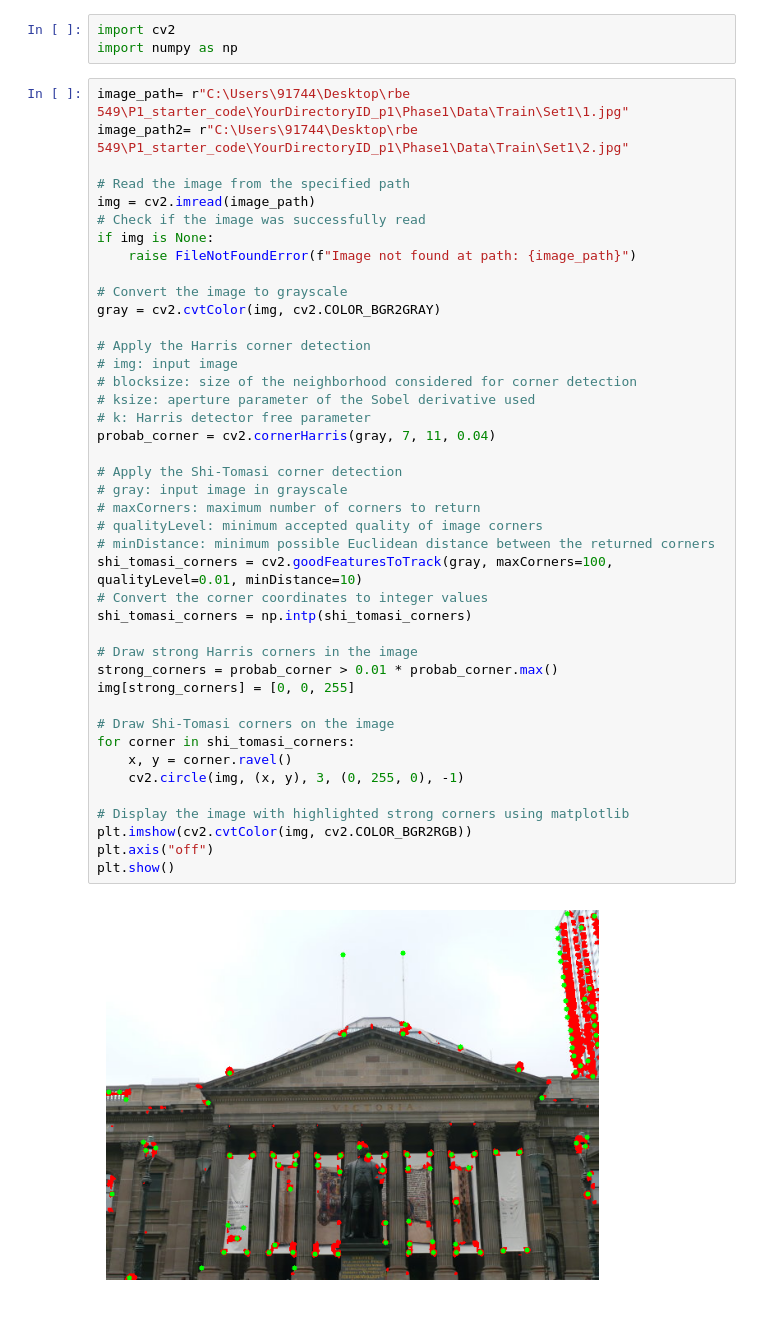
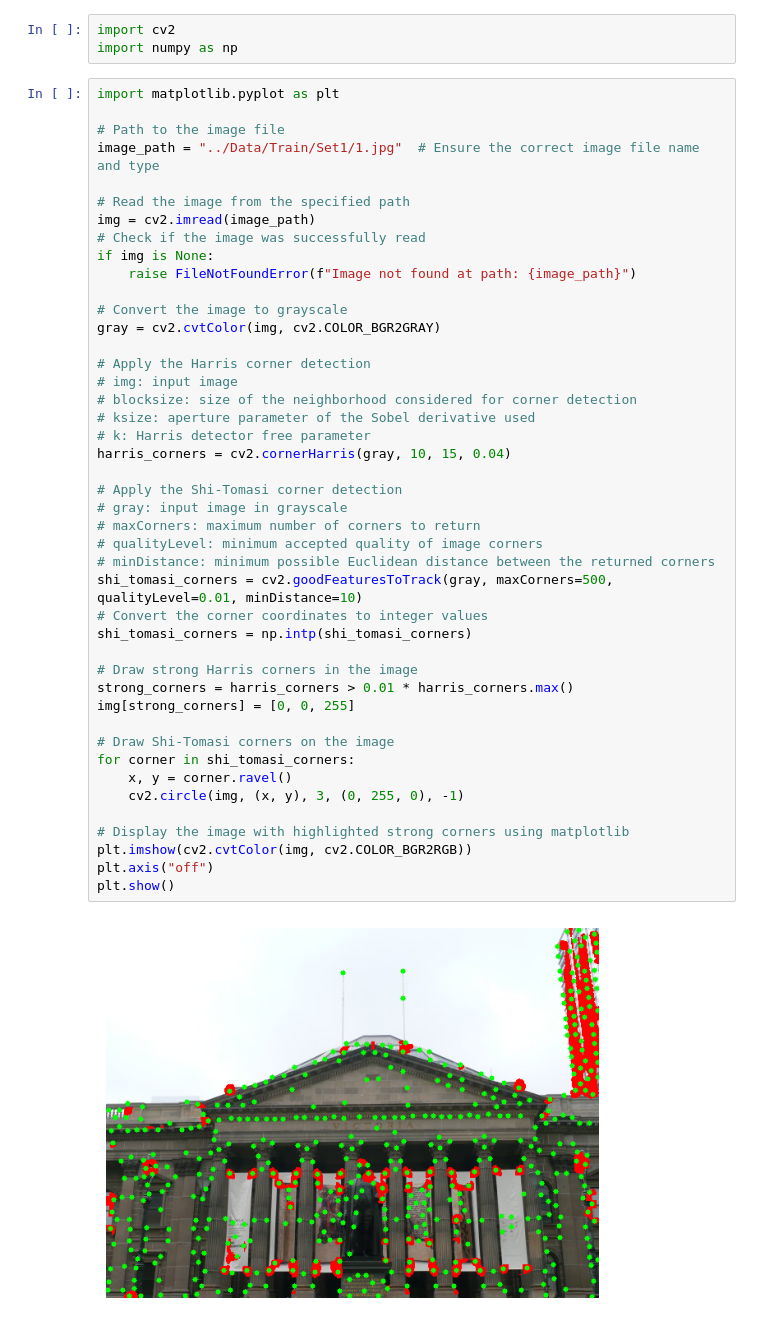
Before and after one commit to neehalsharrma/RBE549-S25-S01, a Jupyter notebook: hw1-myautopano/Phase1/Code/feature_generator.ipynb, the cells around one changed output. Cells and saved outputs as stored; diff of their text form.

```diff
--- a/hw1-myautopano/Phase1/Code/feature_generator.ipynb
+++ b/hw1-myautopano/Phase1/Code/feature_generator.ipynb
@@ -4,8 +4,10 @@ Detect Corner
 import cv2
 import numpy as np
 # %%
-image_path= r"C:\Users\91744\Desktop\rbe 549\P1_starter_code\YourDirectoryID_p1\Phase1\Data\Train\Set1\1.jpg"
-image_path2= r"C:\Users\91744\Desktop\rbe 549\P1_starter_code\YourDirectoryID_p1\Phase1\Data\Train\Set1\2.jpg"
+import matplotlib.pyplot as plt
+
+# Path to the image file
+image_path = "../Data/Train/Set1/1.jpg"  # Ensure the correct image file name and type
 
 # Read the image from the specified path
 img = cv2.imread(image_path)
@@ -16,34 +18,34 @@ if img is None:
 # Convert the image to grayscale
 gray = cv2.cvtColor(img, cv2.COLOR_BGR2GRAY)
 
 # Apply the Harris corner detection
 # img: input image
 # blocksize: size of the neighborhood considered for corner detection
 # ksize: aperture parameter of the Sobel derivative used
 # k: Harris detector free parameter
-probab_corner = cv2.cornerHarris(gray, 7, 11, 0.04)
+harris_corners = cv2.cornerHarris(gray, 10, 15, 0.04)
 
 # Apply the Shi-Tomasi corner detection
 # gray: input image in grayscale
 # maxCorners: maximum number of corners to return
 # qualityLevel: minimum accepted quality of image corners
 # minDistance: minimum possible Euclidean distance between the returned corners
-shi_tomasi_corners = cv2.goodFeaturesToTrack(gray, maxCorners=100, qualityLevel=0.01, minDistance=10)
+shi_tomasi_corners = cv2.goodFeaturesToTrack(gray, maxCorners=500, qualityLevel=0.01, minDistance=10)
 # Convert the corner coordinates to integer values
 shi_tomasi_corners = np.intp(shi_tomasi_corners)
 
 # Draw strong Harris corners in the image
-strong_corners = probab_corner > 0.01 * probab_corner.max()
+strong_corners = harris_corners > 0.01 * harris_corners.max()
 img[strong_corners] = [0, 0, 255]
 
 # Draw Shi-Tomasi corners on the image
 for corner in shi_tomasi_corners:
     x, y = corner.ravel()
     cv2.circle(img, (x, y), 3, (0, 255, 0), -1)
 
 # Display the image with highlighted strong corners using matplotlib
 plt.imshow(cv2.cvtColor(img, cv2.COLOR_BGR2RGB))
 plt.axis("off")
 plt.show()
 # %% [output]
-[figure, old version]
+[figure, new version]
```
Also changed, not shown: parts of 31 cells of this notebook, 1 other file.
